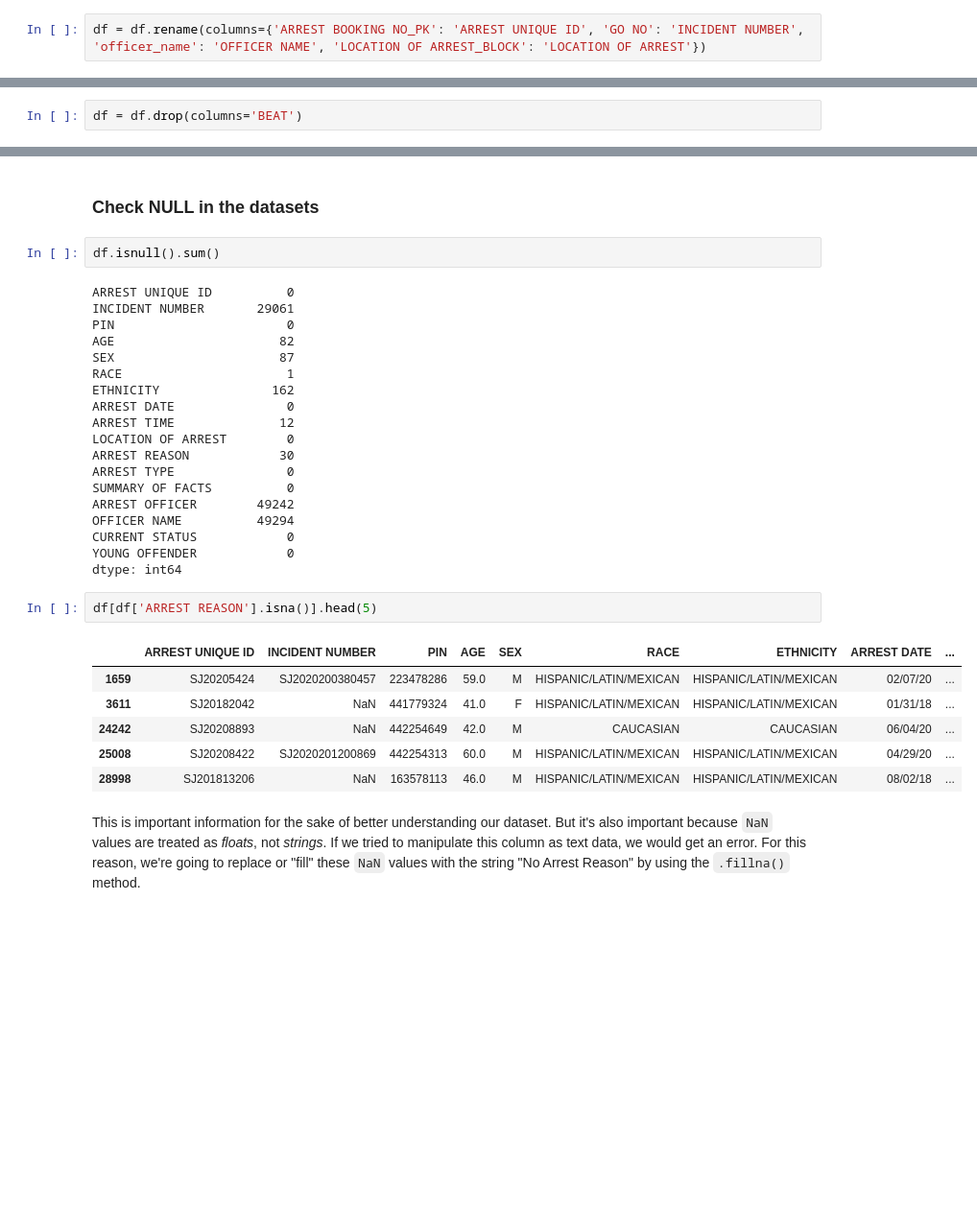
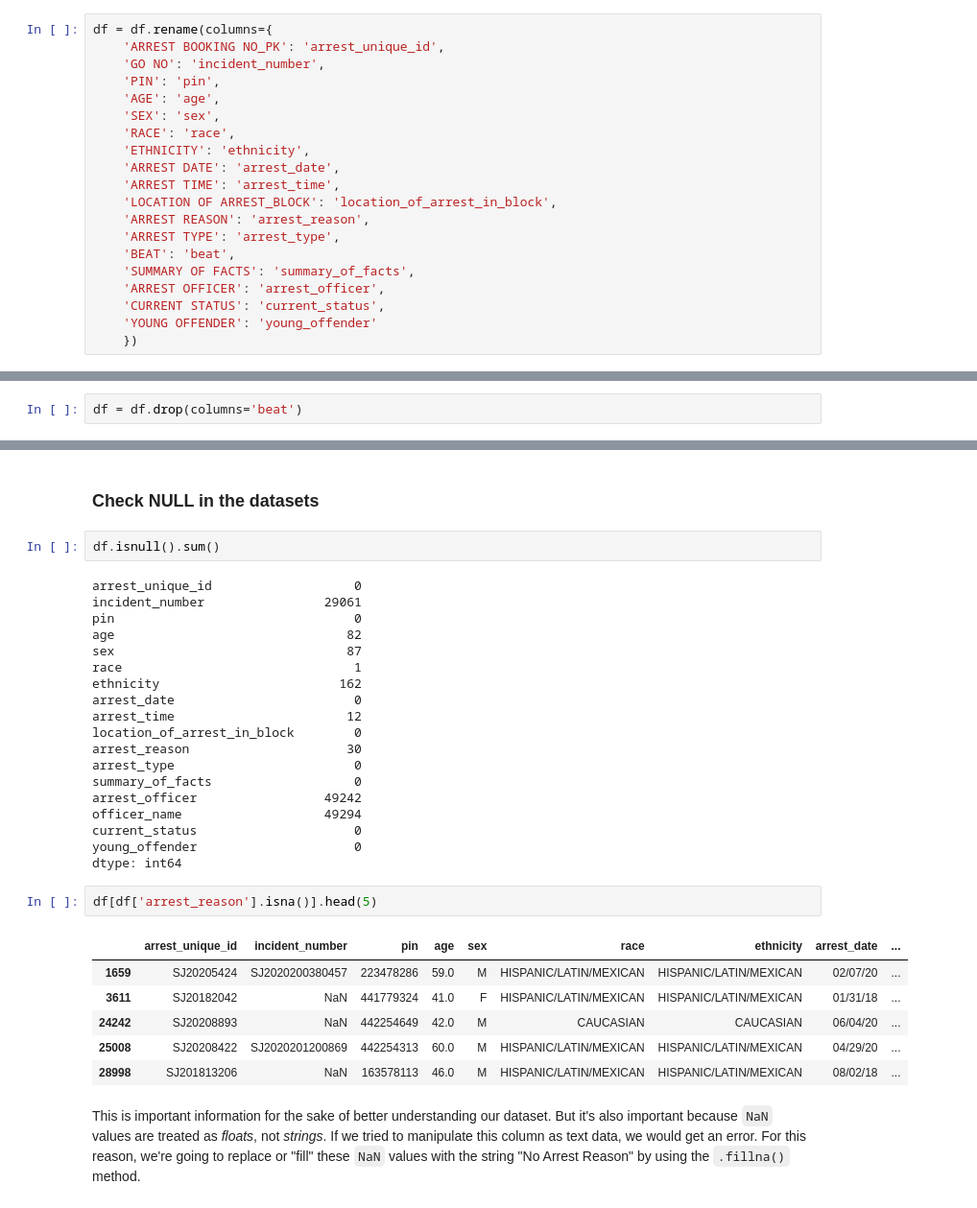
Before and after one commit to ENGL-3844-Writing-with-LLMs/Group1-SanJose-Arrests, a Jupyter notebook: cleaning-and-eda.ipynb, the cells around one changed output, grey strips where cells are left out. Shown at 96% size. Saved outputs shown, nothing was run; the diff lists cells and outputs as text; blank space fills up the shorter version.

```diff
--- a/cleaning-and-eda.ipynb
+++ b/cleaning-and-eda.ipynb
@@ -101,8 +101,26 @@ df.describe(include='all')
 | max | NaN | NaN | 4.422767e+08 | 95.000000 | NaN | NaN | NaN | NaN | ... |
 # %% [markdown]
 ### 3.1 Rename Columns
-# %%
-df = df.rename(columns={'ARREST BOOKING NO_PK': 'ARREST UNIQUE ID', 'GO NO': 'INCIDENT NUMBER', 'officer_name': 'OFFICER NAME', 'LOCATION OF ARREST_BLOCK': 'LOCATION OF ARREST'})
+# %%
+df = df.rename(columns={
+    'ARREST BOOKING NO_PK': 'arrest_unique_id',
+    'GO NO': 'incident_number',
+    'PIN': 'pin',
+    'AGE': 'age',
+    'SEX': 'sex',
+    'RACE': 'race',
+    'ETHNICITY': 'ethnicity',
+    'ARREST DATE': 'arrest_date',
+    'ARREST TIME': 'arrest_time',
+    'LOCATION OF ARREST_BLOCK': 'location_of_arrest_in_block',
+    'ARREST REASON': 'arrest_reason',
+    'ARREST TYPE': 'arrest_type',
+    'BEAT': 'beat',
+    'SUMMARY OF FACTS': 'summary_of_facts',
+    'ARREST OFFICER': 'arrest_officer',
+    'CURRENT STATUS': 'current_status',
+    'YOUNG OFFENDER': 'young_offender'
+    })
 # %%
 df.head()
 # %% [output]
@@ -115,7 +133,7 @@ df.head()
 # %% [markdown]
 ### 3.2 Drop Columns
 # %%
-df = df.drop(columns='BEAT')
+df = df.drop(columns='beat')
 # %% [markdown]
 ### 3.3 Dealing with missing data .isna() / .notna()
 # %%
@@ -147,28 +165,28 @@ Let's first examine this to better understand it.
 # %%
 df.isnull().sum()
 # %% [output]
-ARREST UNIQUE ID          0
-INCIDENT NUMBER       29061
-PIN                       0
-AGE                      82
-SEX                      87
-RACE                      1
-ETHNICITY               162
-ARREST DATE               0
-ARREST TIME              12
-LOCATION OF ARREST        0
-ARREST REASON            30
-ARREST TYPE               0
-SUMMARY OF FACTS          0
-ARREST OFFICER        49242
-OFFICER NAME          49294
-CURRENT STATUS            0
-YOUNG OFFENDER            0
+arrest_unique_id                   0
+incident_number                29061
+pin                                0
+age                               82
+sex                               87
+race                               1
+ethnicity                        162
+arrest_date                        0
+arrest_time                       12
+location_of_arrest_in_block        0
+arrest_reason                     30
+arrest_type                        0
+summary_of_facts                   0
+arrest_officer                 49242
+officer_name                   49294
+current_status                     0
+young_offender                     0
 dtype: int64
 # %%
-df[df['ARREST REASON'].isna()].head(5)
+df[df['arrest_reason'].isna()].head(5)
 # %% [output]
-|  | ARREST UNIQUE ID | INCIDENT NUMBER | PIN | AGE | SEX | RACE | ETHNICITY | ARREST DATE | ... |
+|  | arrest_unique_id | incident_number | pin | age | sex | race | ethnicity | arrest_date | ... |
 | 1659 | SJ20205424 | SJ2020200380457 | 223478286 | 59.0 | M | HISPANIC/LATIN/MEXICAN | HISPANIC/LATIN/MEXICAN | 02/07/20 | ... |
 | 3611 | SJ20182042 | NaN | 441779324 | 41.0 | F | HISPANIC/LATIN/MEXICAN | HISPANIC/LATIN/MEXICAN | 01/31/18 | ... |
 | 24242 | SJ20208893 | NaN | 442254649 | 42.0 | M | CAUCASIAN | CAUCASIAN | 06/04/20 | ... |
```
Also changed, not shown: parts of 12 cells of this notebook.
